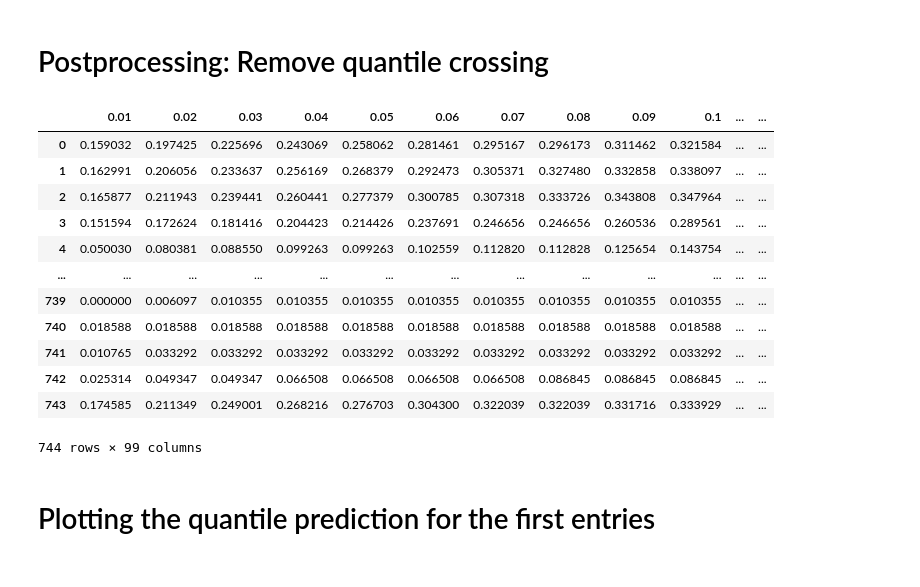
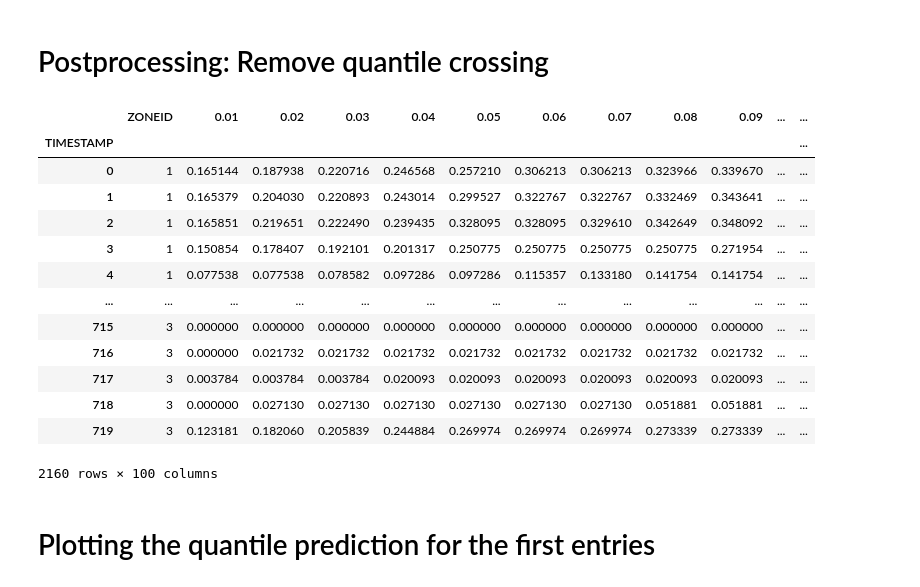
Before and after one commit to pavelzw/GEFCom14-S-comparison, a Jupyter notebook: gefcom14-s-nnqf.ipynb, the cells around one changed output. Drawn from its saved outputs; the diff is of its cells as text; code cells hidden in the pictures.

Commit message:
Add all three zoneids to forecast

```diff
--- a/gefcom14-s-nnqf.ipynb
+++ b/gefcom14-s-nnqf.ipynb
@@ -179,13 +189,14 @@ yq_output_df
 # %% [markdown]
 # Train the linear regression model (ANN6)
 # %%
-import pandas as pd
+for zoneid in range(1, 4):
+    # remove timecode
+    predictor = predictor_zones[zoneid-1].reset_index().drop('TIMESTAMP', axis=1).rename(columns={
+        f'SURFACE SOLAR RADIATION {zoneid}': 0,
+        f'SURFACE THERMAL RADIATION {zoneid}': 1,
+        f'TOP NET SOLAR RADIATION {zoneid}': 2})
+    predictor_zones[zoneid-1] = predictor
 
-# remove timecode
-predictor1 = predictor1.reset_index().drop('TIMESTAMP', axis=1).rename(columns={
-    'SURFACE SOLAR RADIATION 1': 0,
-    'SURFACE THERMAL RADIATION 1': 1,
-    'TOP NET SOLAR RADIATION 1': 2})
-predictor1
+predictor_zones[0]
 # %% [output]
 |  | 0 | 1 | 2 |
@@ -288,9 +320,17 @@ for p in tqdm(range(1, 100)):
 # %%
-# ensemble averaging
+averaged_predictions_zones = []
 
-averaged_predictions = pd.DataFrame()
+for i, predictions in enumerate(predictions_zones):
+    zoneid = i+1
+    # ensemble averaging
+    averaged_predictions = pd.DataFrame()
 
-for p in range(1, 100):
-    quantile_columns = [prediction[str(p/100)] for prediction in predictions]
-    averaged_predictions.insert(p-1, str(p/100), np.average(quantile_columns, axis=0))
-averaged_predictions
+    for p in range(1, 100):
+        quantile_columns = [prediction[str(p/100)] for prediction in predictions]
+        averaged_predictions.insert(p-1, str(p/100), np.average(quantile_columns, axis=0))
+
+    averaged_predictions.insert(0, 'ZONEID', zoneid)
+    averaged_predictions.insert(0, 'TIMESTAMP', predictions[0].index)
+    averaged_predictions = averaged_predictions.set_index('TIMESTAMP')
+
+    averaged_predictions_zones.append(averaged_predictions)
@@ -311,3 +337,5 @@ averaged_predictions
+# %%
+predictions_avg = pd.concat(averaged_predictions_zones)
 # %% [markdown]
 # Postprocessing: Remove quantile crossing
 # %%
@@ -319,25 +347,26 @@ averaged_predictions
 # %%
 # maximum
 
-prediction = averaged_predictions
+prediction = predictions_avg
 prediction['0.01'] = np.maximum(prediction['0.01'], 0)
 for p in range(2, 100):
     prediction[str(p/100)] = np.maximum(prediction[str((p-1)/100)], prediction[str(p/100)])
-averaged_predictions
+prediction
 # %% [output]
-|  | 0.01 | 0.02 | 0.03 | 0.04 | 0.05 | 0.06 | 0.07 | 0.08 | 0.09 | 0.1 | ... | ... |
-| 0 | 0.159032 | 0.197425 | 0.225696 | 0.243069 | 0.258062 | 0.281461 | 0.295167 | 0.296173 | 0.311462 | 0.321584 | ... | ... |
-| 1 | 0.162991 | 0.206056 | 0.233637 | 0.256169 | 0.268379 | 0.292473 | 0.305371 | 0.327480 | 0.332858 | 0.338097 | ... | ... |
-| 2 | 0.165877 | 0.211943 | 0.239441 | 0.260441 | 0.277379 | 0.300785 | 0.307318 | 0.333726 | 0.343808 | 0.347964 | ... | ... |
-| 3 | 0.151594 | 0.172624 | 0.181416 | 0.204423 | 0.214426 | 0.237691 | 0.246656 | 0.246656 | 0.260536 | 0.289561 | ... | ... |
-| 4 | 0.050030 | 0.080381 | 0.088550 | 0.099263 | 0.099263 | 0.102559 | 0.112820 | 0.112828 | 0.125654 | 0.143754 | ... | ... |
+|  | ZONEID | 0.01 | 0.02 | 0.03 | 0.04 | 0.05 | 0.06 | 0.07 | 0.08 | 0.09 | ... | ... |
+| TIMESTAMP |  |  |  |  |  |  |  |  |  |  |  | ... |
+| 0 | 1 | 0.165144 | 0.187938 | 0.220716 | 0.246568 | 0.257210 | 0.306213 | 0.306213 | 0.323966 | 0.339670 | ... | ... |
+| 1 | 1 | 0.165379 | 0.204030 | 0.220893 | 0.243014 | 0.299527 | 0.322767 | 0.322767 | 0.332469 | 0.343641 | ... | ... |
+| 2 | 1 | 0.165851 | 0.219651 | 0.222490 | 0.239435 | 0.328095 | 0.328095 | 0.329610 | 0.342649 | 0.348092 | ... | ... |
+| 3 | 1 | 0.150854 | 0.178407 | 0.192101 | 0.201317 | 0.250775 | 0.250775 | 0.250775 | 0.250775 | 0.271954 | ... | ... |
+| 4 | 1 | 0.077538 | 0.077538 | 0.078582 | 0.097286 | 0.097286 | 0.115357 | 0.133180 | 0.141754 | 0.141754 | ... | ... |
 | ... | ... | ... | ... | ... | ... | ... | ... | ... | ... | ... | ... | ... |
-| 739 | 0.000000 | 0.006097 | 0.010355 | 0.010355 | 0.010355 | 0.010355 | 0.010355 | 0.010355 | 0.010355 | 0.010355 | ... | ... |
-| 740 | 0.018588 | 0.018588 | 0.018588 | 0.018588 | 0.018588 | 0.018588 | 0.018588 | 0.018588 | 0.018588 | 0.018588 | ... | ... |
-| 741 | 0.010765 | 0.033292 | 0.033292 | 0.033292 | 0.033292 | 0.033292 | 0.033292 | 0.033292 | 0.033292 | 0.033292 | ... | ... |
-| 742 | 0.025314 | 0.049347 | 0.049347 | 0.066508 | 0.066508 | 0.066508 | 0.066508 | 0.086845 | 0.086845 | 0.086845 | ... | ... |
-| 743 | 0.174585 | 0.211349 | 0.249001 | 0.268216 | 0.276703 | 0.304300 | 0.322039 | 0.322039 | 0.331716 | 0.333929 | ... | ... |
+| 715 | 3 | 0.000000 | 0.000000 | 0.000000 | 0.000000 | 0.000000 | 0.000000 | 0.000000 | 0.000000 | 0.000000 | ... | ... |
+| 716 | 3 | 0.000000 | 0.021732 | 0.021732 | 0.021732 | 0.021732 | 0.021732 | 0.021732 | 0.021732 | 0.021732 | ... | ... |
+| 717 | 3 | 0.003784 | 0.003784 | 0.003784 | 0.020093 | 0.020093 | 0.020093 | 0.020093 | 0.020093 | 0.020093 | ... | ... |
+| 718 | 3 | 0.000000 | 0.027130 | 0.027130 | 0.027130 | 0.027130 | 0.027130 | 0.027130 | 0.051881 | 0.051881 | ... | ... |
+| 719 | 3 | 0.123181 | 0.182060 | 0.205839 | 0.244884 | 0.269974 | 0.269974 | 0.269974 | 0.273339 | 0.273339 | ... | ... |
-744 rows × 99 columns
+2160 rows × 100 columns
 # %% [markdown]
 # Plotting the quantile prediction for the first entries
 # %%
```
Also changed, not shown: parts of 14 cells of this notebook, 1 other file.
